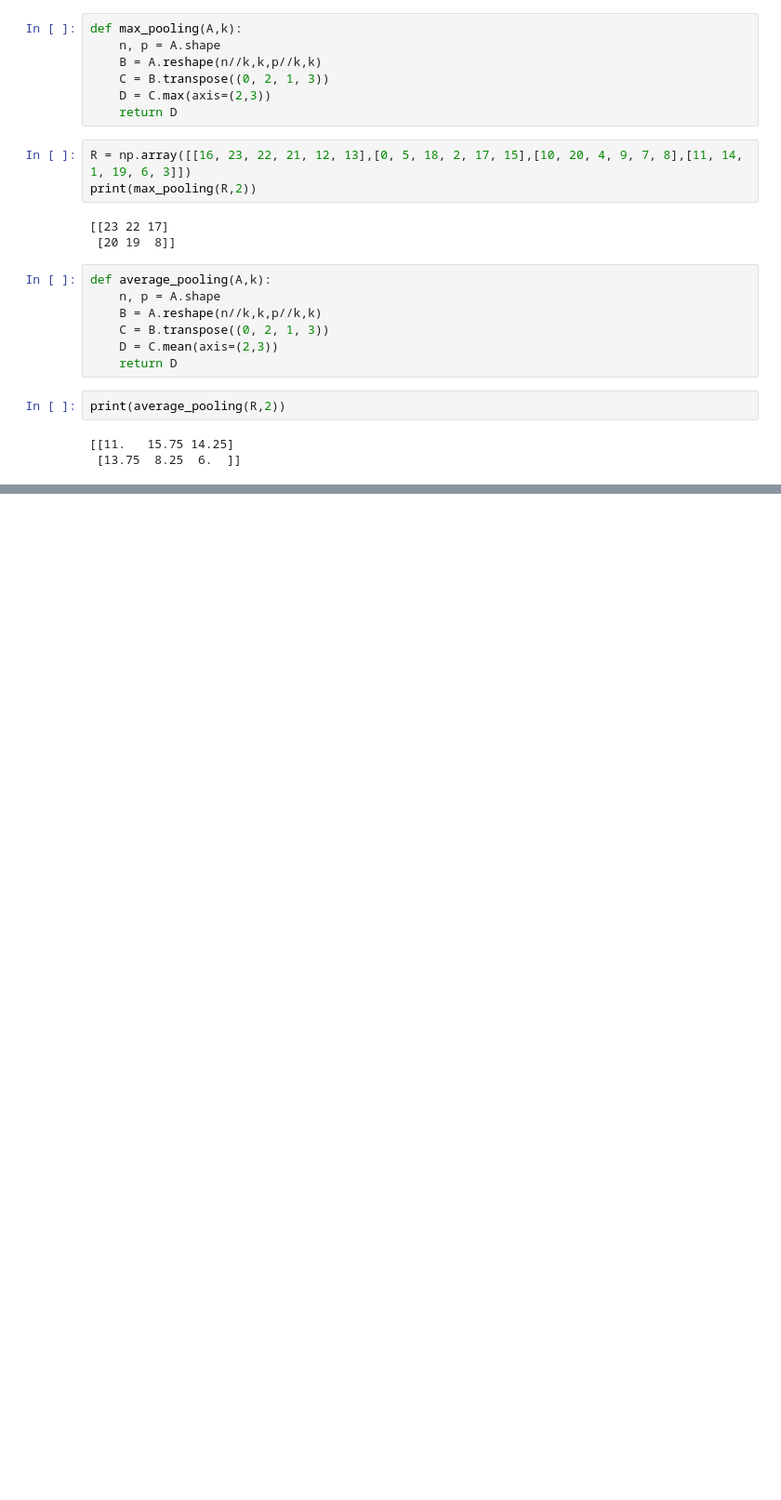
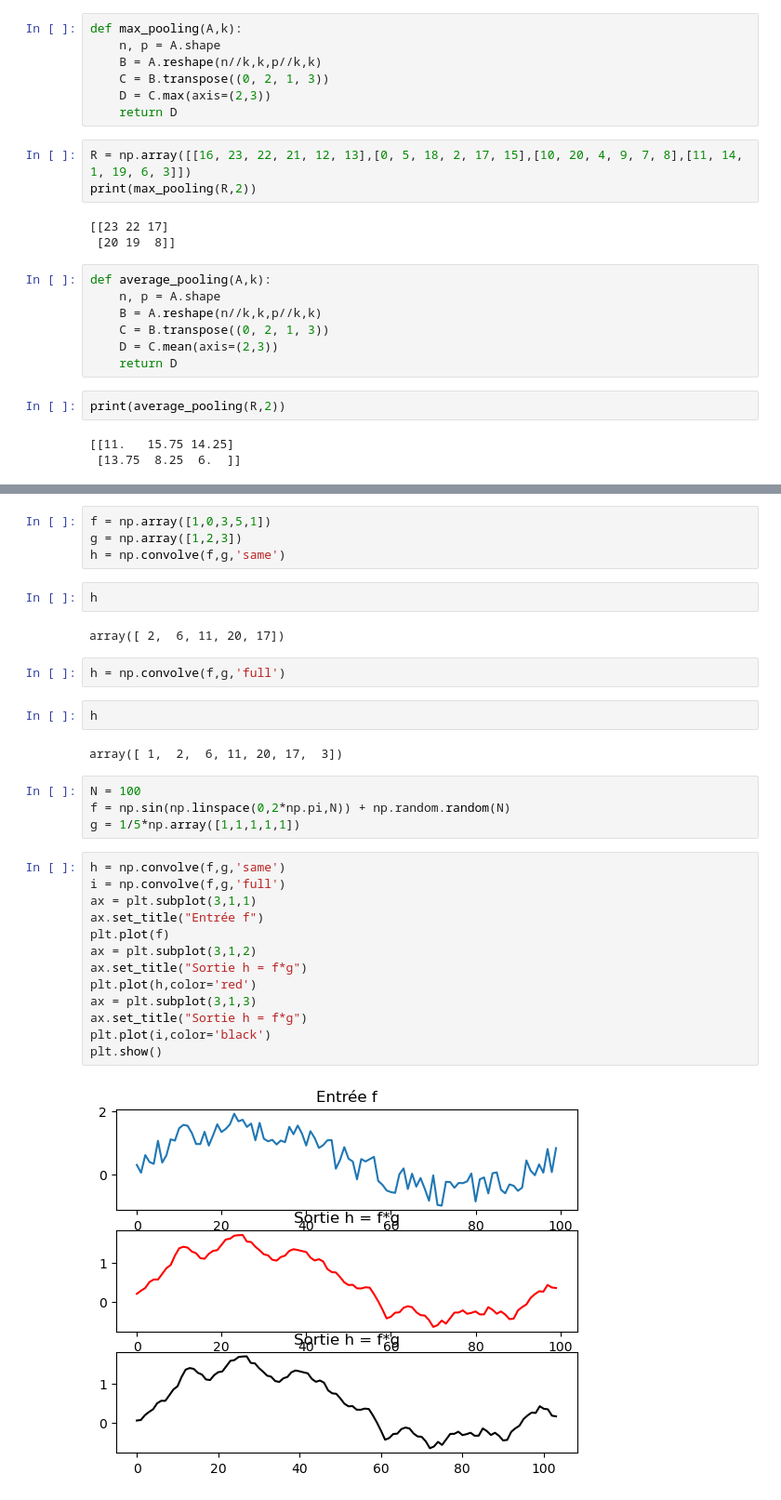
Before and after one commit to Asriel31/deepmath-exo7, a Jupyter notebook: Convolution neuronal network.ipynb, the cells around one changed output, grey strips where cells are left out. Shown at 93% size. Cells and saved outputs as stored; diff of their text form; blank space fills up the shorter version.

```diff
--- a/Convolution neuronal network.ipynb
+++ b/Convolution neuronal network.ipynb
@@ -90,0 +98,33 @@ ModuleNotFoundError: No module named 'imageio'
+# %%
+f = np.array([1,0,3,5,1])
+g = np.array([1,2,3])
+h = np.convolve(f,g,'same')
+# %%
+h
+# %% [output]
+array([ 2,  6, 11, 20, 17])
+# %%
+h = np.convolve(f,g,'full')
+# %%
+h
+# %% [output]
+array([ 1,  2,  6, 11, 20, 17,  3])
+# %%
+N = 100
+f = np.sin(np.linspace(0,2*np.pi,N)) + np.random.random(N)
+g = 1/5*np.array([1,1,1,1,1])
+# %%
+h = np.convolve(f,g,'same')
+i = np.convolve(f,g,'full')
+ax = plt.subplot(3,1,1)
+ax.set_title("Entrée f")
+plt.plot(f)
+ax = plt.subplot(3,1,2)
+ax.set_title("Sortie h = f*g")
+plt.plot(h,color='red')
+ax = plt.subplot(3,1,3)
+ax.set_title("Sortie h = f*g")
+plt.plot(i,color='black')
+plt.show()
+# %% [output]
+[figure, added]
```
Also changed, not shown: parts of 3 cells of this notebook, 2 other files.
